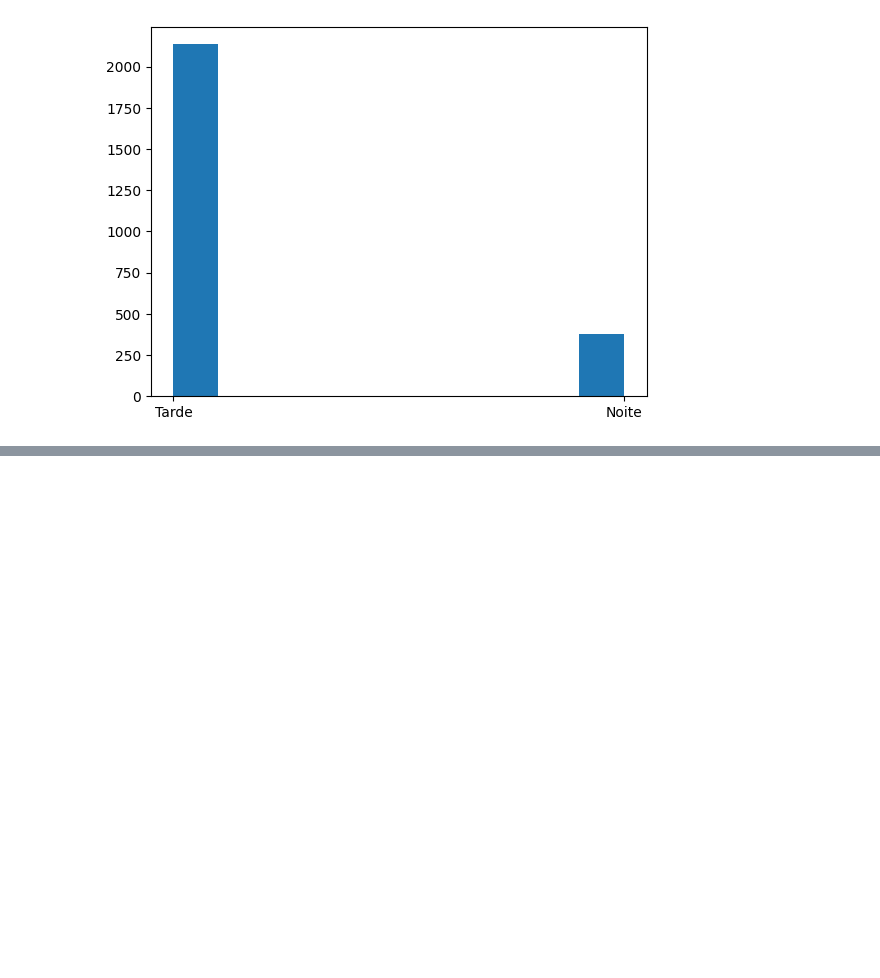
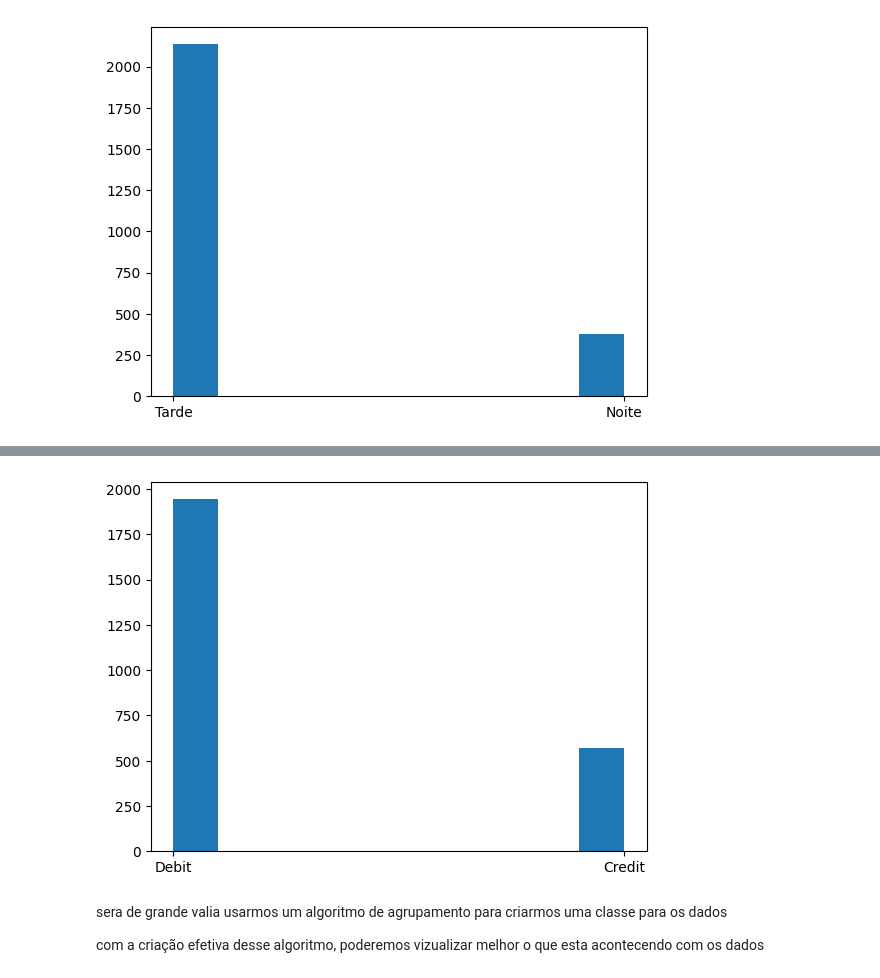
Before and after one commit to WesleySouza13/Bank-Transaction-Dataset-for-Fraud-Detection, a Jupyter notebook: Untitled-1.ipynb, the cells around one changed output, grey strips where cells are left out. Cells and saved outputs as stored; diff of their text form; code cells hidden in the pictures; blank space fills up the shorter version.

```diff
--- a/Untitled-1.ipynb
+++ b/Untitled-1.ipynb
@@ -207,0 +215,9 @@ plt.hist(data['periodo_dia'])
+# %%
+plt.hist(data['TransactionType'])
+plt.show()
+# %% [output]
+[figure, added]
+# %% [markdown]
+sera de grande valia usarmos um algoritmo de agrupamento para criarmos uma classe para os dados
+
+com a criação efetiva desse algoritmo, poderemos vizualizar melhor o que esta acontecendo com os dados
```
Also changed, not shown: parts of 2 cells of this notebook.
